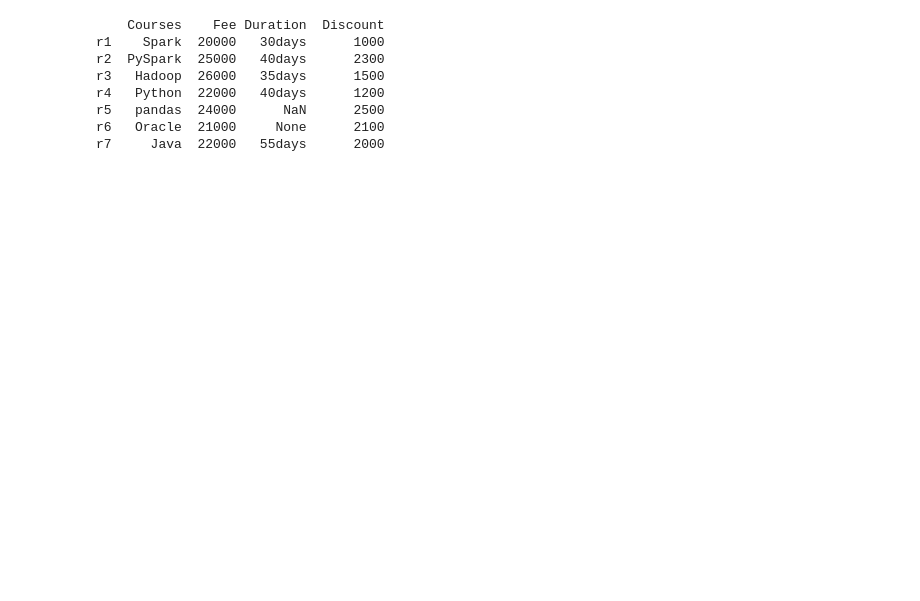
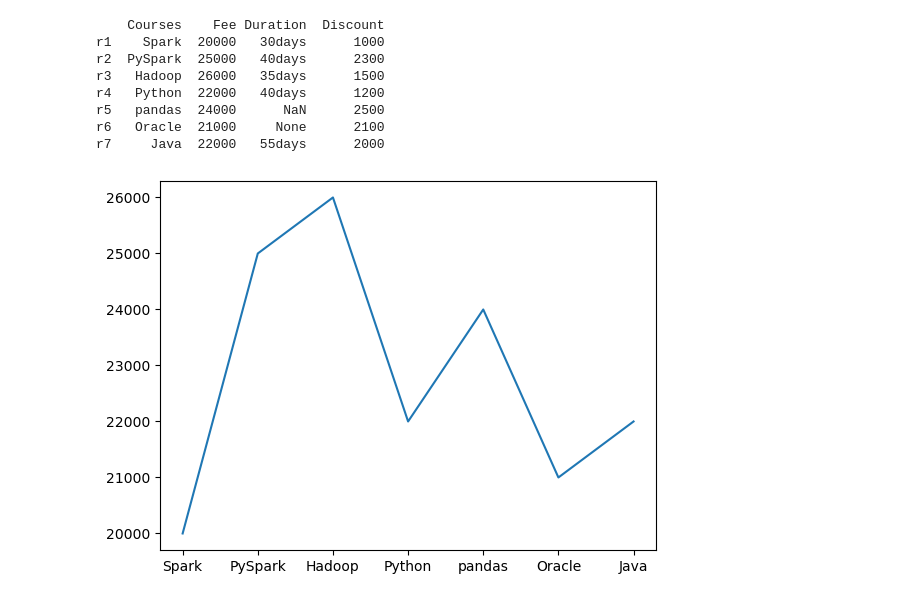
Before and after one commit to maheshkshi400/juypter, a Jupyter notebook: seaborn_1.ipynb, the cells around one changed output. Saved outputs shown, nothing was run; the diff lists cells and outputs as text; code cells hidden in the pictures; blank space fills up the shorter version.

```diff
--- a/seaborn_1.ipynb
+++ b/seaborn_1.ipynb
@@ -53,0 +75,9 @@ import seaborn as sns
+# %%
+Courses=["Spark","PySpark","Hadoop","Python","pandas","Oracle","Java"]
+Fee = [20000,25000,26000,22000,24000,21000,22000]
+
+sns.lineplot(x=Courses,y=Fee)
+
+plt.show()
+# %% [output]
+[figure, added]
```
Also changed, not shown: parts of 11 cells of this notebook, 3 other files.
